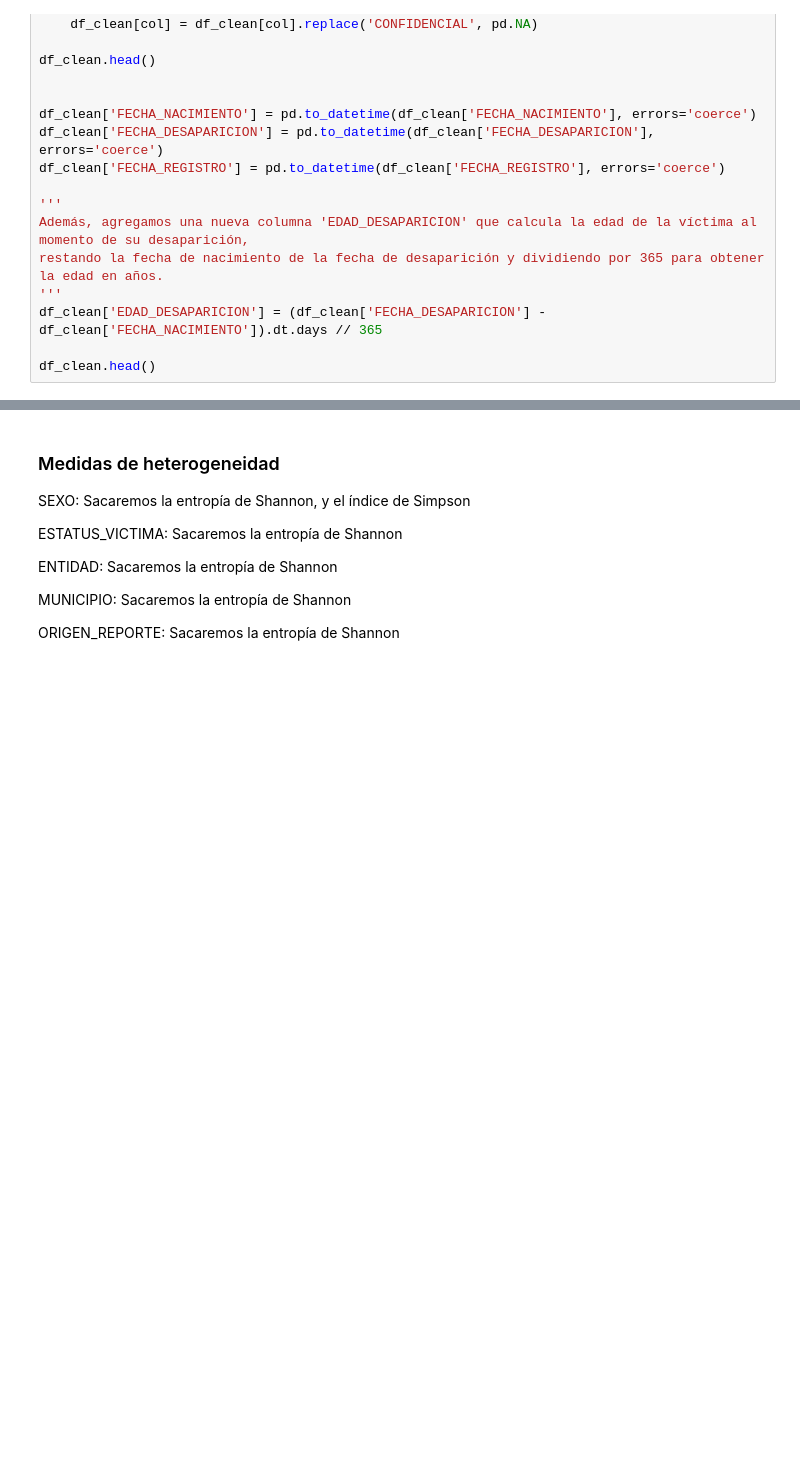
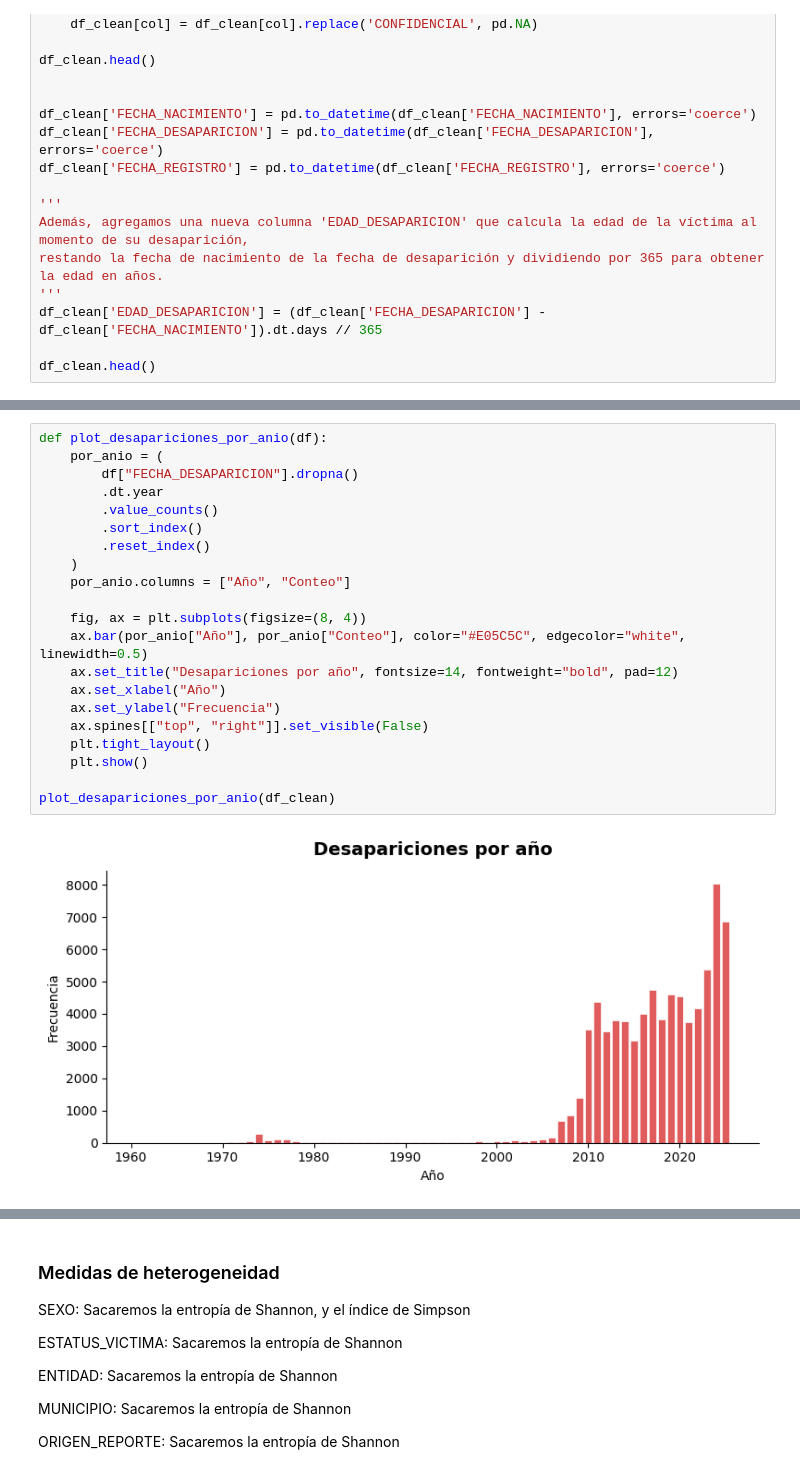
Before and after one commit to Rou-uu/tarea02_EDA, a Jupyter notebook: notebooks/analisis.ipynb, the cells around one changed output, grey strips where cells are left out. Saved outputs shown, nothing was run; the diff lists cells and outputs as text; blank space fills up the shorter version.

```diff
--- a/notebooks/analisis.ipynb
+++ b/notebooks/analisis.ipynb
@@ -245 +406,24 @@ FECHA_DESAPARICION: Sacaremos moda y mediana
+# %%
+def plot_desapariciones_por_anio(df):
+    por_anio = (
+        df["FECHA_DESAPARICION"].dropna()
+        .dt.year
+        .value_counts()
+        .sort_index()
+        .reset_index()
+    )
+    por_anio.columns = ["Año", "Conteo"]
+
+    fig, ax = plt.subplots(figsize=(8, 4))
+    ax.bar(por_anio["Año"], por_anio["Conteo"], color="#E05C5C", edgecolor="white", linewidth=0.5)
+    ax.set_title("Desapariciones por año", fontsize=14, fontweight="bold", pad=12)
+    ax.set_xlabel("Año")
+    ax.set_ylabel("Frecuencia")
+    ax.spines[["top", "right"]].set_visible(False)
+    plt.tight_layout()
+    plt.show()
+
+plot_desapariciones_por_anio(df_clean)
+# %% [output]
+[figure, added]
 # %% [markdown]
```
Also changed, not shown: parts of 35 cells of this notebook.
